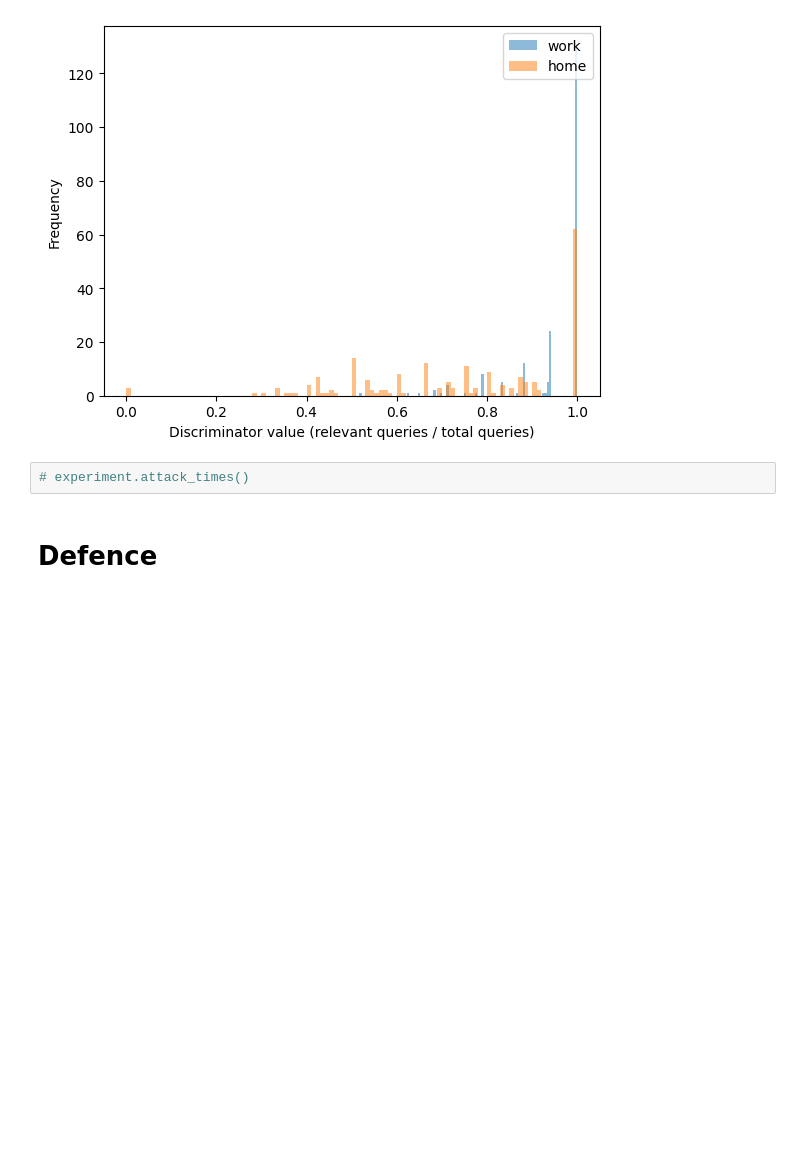
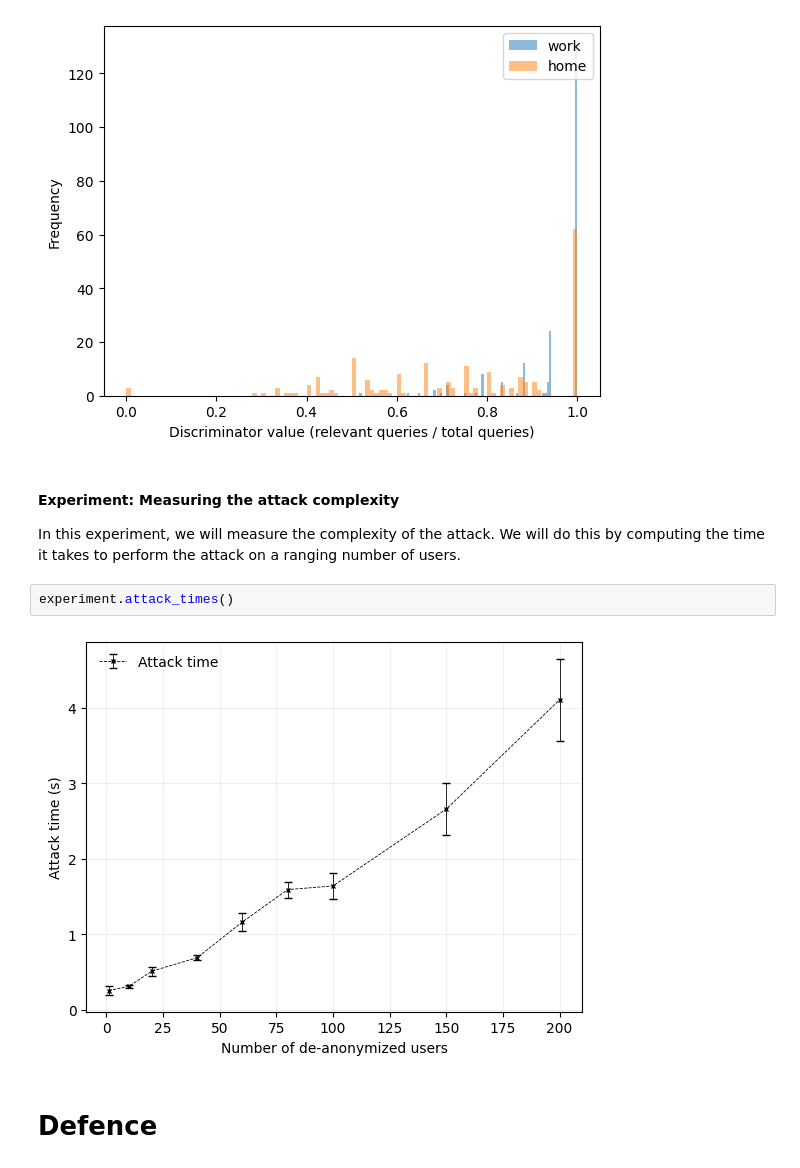
Before and after one commit to Cesar199999/CS-523, a Jupyter notebook: secretstroll/privacy_evaluation/privacy_evaluation.ipynb, the cells around one changed output. Drawn from its saved outputs; the diff is of its cells as text; blank space fills up the shorter version.

```diff
--- a/secretstroll/privacy_evaluation/privacy_evaluation.ipynb
+++ b/secretstroll/privacy_evaluation/privacy_evaluation.ipynb
@@ -258,8 +258,15 @@ experiment.location_learning_difficulty()
 # %% [output]
 Getting user profiles...
 [figure]
-# %%
-# experiment.attack_times()
+# %% [markdown]
+#### Experiment: Measuring the attack complexity
+
+In this experiment, we will measure the complexity of the attack. We will do this by computing the time it takes to perform the attack
+on a ranging number of users.
+# %%
+experiment.attack_times()
+# %% [output]
+[figure, added]
 # %% [markdown]
 # Defence
 # %% [markdown]
```
Also changed, not shown: parts of 2 cells of this notebook, 4 other files.
